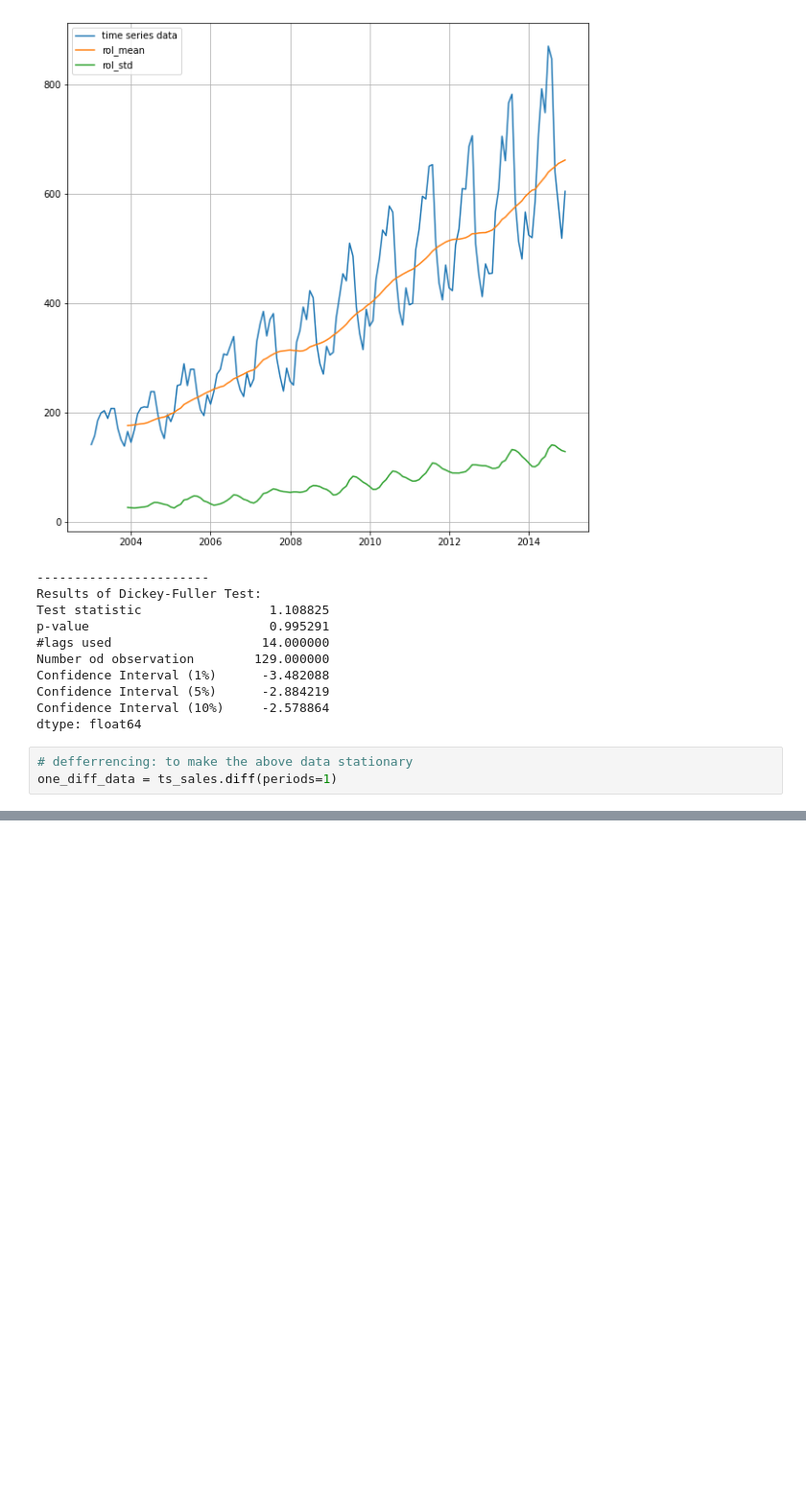
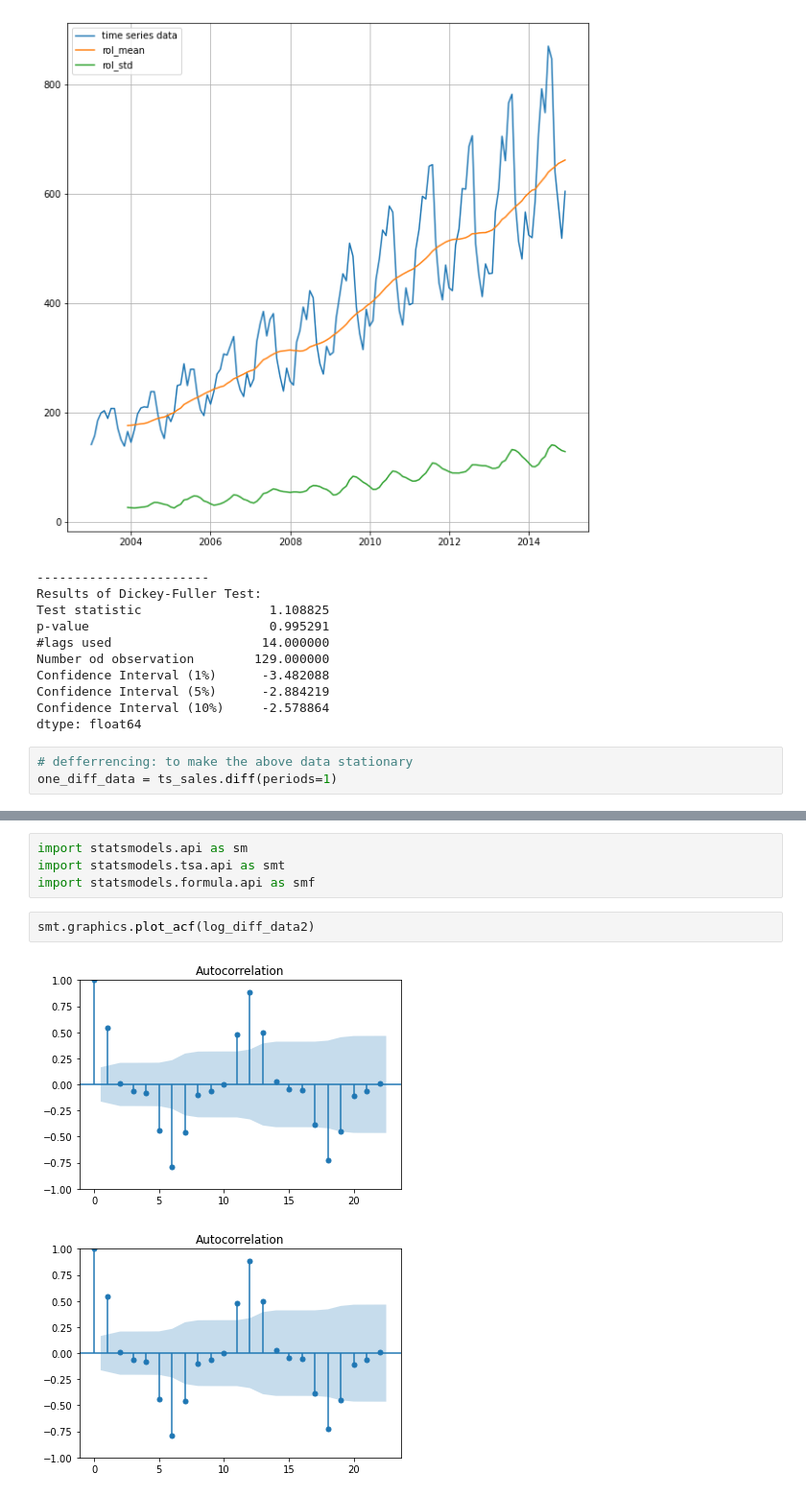
Before and after one commit to FazlullahBokhari/AI.workspace, a Jupyter notebook: Time Series.ipynb, the cells around one changed output, grey strips where cells are left out. Shown at 96% size. Drawn from its saved outputs; the diff is of its cells as text; blank space fills up the shorter version.

```diff
--- a/Time Series.ipynb
+++ b/Time Series.ipynb
@@ -651,0 +652,9 @@ dtype: float64
+# %%
+import statsmodels.api as sm
+import statsmodels.tsa.api as smt
+import statsmodels.formula.api as smf
+# %%
+smt.graphics.plot_acf(log_diff_data2)
+# %% [output]
+[figure, added]
+[figure, added]
```
Also changed, not shown: parts of 18 cells of this notebook.
